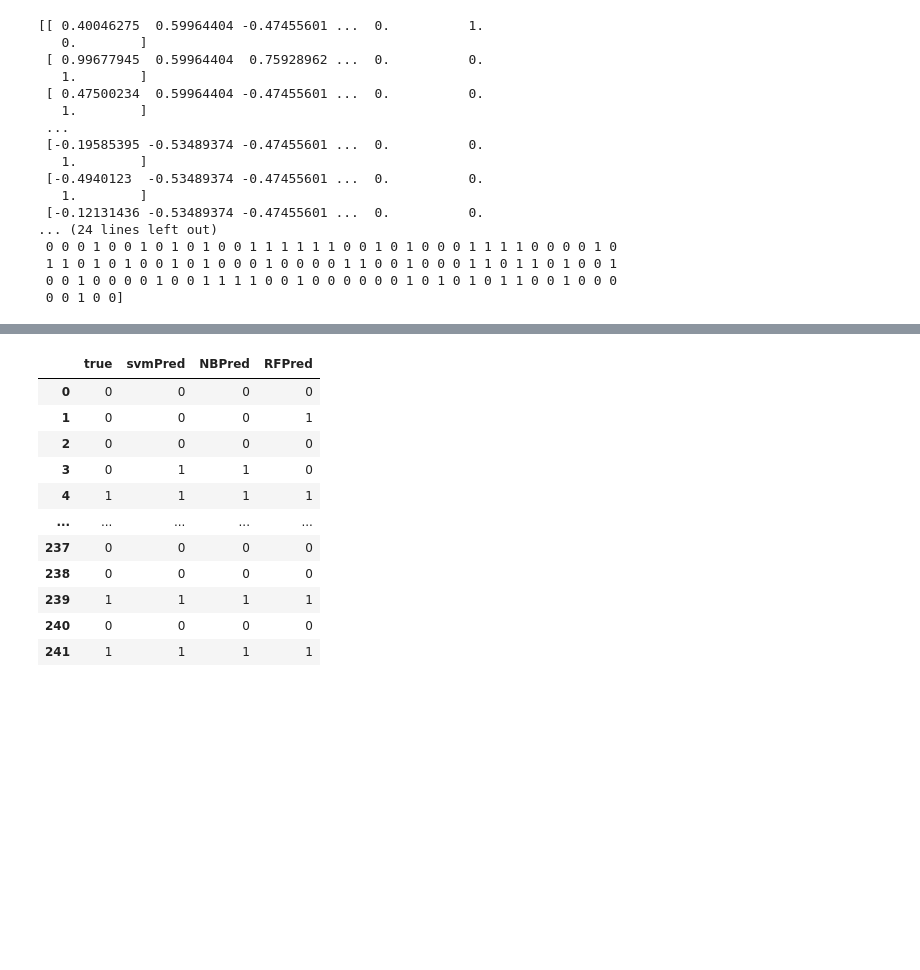
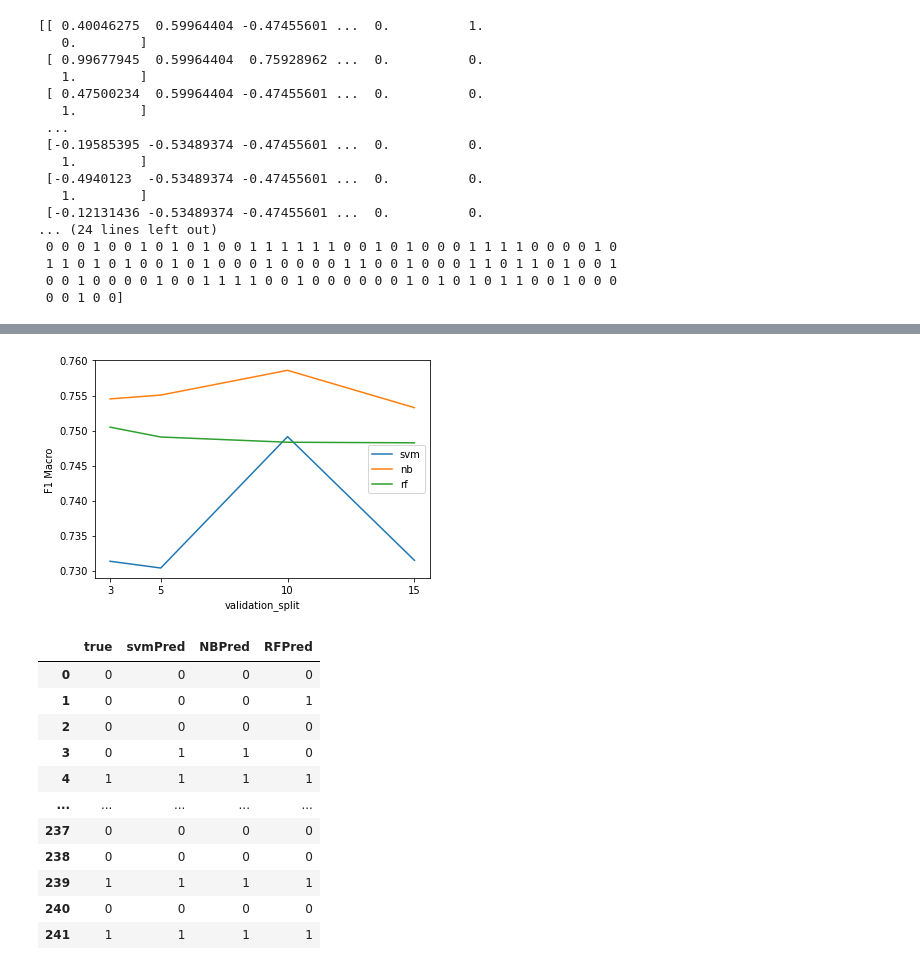
Before and after one commit to sy-app/mmsl-20220127, a Jupyter notebook: workspace/src/hw/kc.ipynb, the cells around one changed output, grey strips where cells are left out. Saved outputs shown, nothing was run; the diff lists cells and outputs as text; code cells hidden in the pictures; blank space fills up the shorter version.

Commit message:
feat: cross validationをvalidation_splitを変えて実行

```diff
--- a/workspace/src/hw/kc.ipynb
+++ b/workspace/src/hw/kc.ipynb
@@ -173,0 +174,27 @@ RF F1 Macro: 74.80% (3.13%)
+# %%
+cvs = [3, 5, 10, 15]
+scores_set = {}
+scores_set['svm'] = {}
+scores_set['nb'] = {}
+scores_set['rf'] = {}
+for cv in cvs:
+    #SVM
+    scores = cross_val_score(svmCLF, X_train,Y_train, scoring="f1_macro", cv=cv)
+    print("SVM Score")
+    print(scores)
+    print("SVM F1 Macro: %.2f%% (%.2f%%)" % (scores.mean()*100, scores.std()*100))
+    scores_set['svm'][cv] = scores
+
+    #Naive Bayes
+    scores = cross_val_score(NBCLF, X_train,Y_train, scoring="f1_macro", cv=cv)
+    print("NB Score")
+    print(scores)
+    print("NB F1 Macro: %.2f%% (%.2f%%)" % (scores.mean()*100, scores.std()*100))
+    scores_set['nb'][cv] = scores
+
+    #Random Forest
+    scores = cross_val_score(RFCLF,X_train,Y_train, scoring="f1_macro", cv=cv)
+    print("RF Score")
+    print(scores)
+    print("RF F1 Macro: %.2f%% (%.2f%%)" % (scores.mean()*100, scores.std()*100))
+    scores_set['rf'][cv] = scores
@@ -174,3 +239,21 @@ RF F1 Macro: 74.80% (3.13%)
+# %%
+import matplotlib.pyplot as plt
+
+fig = plt.figure()
+plt.xlabel('validation_split')
+plt.ylabel('F1 Macro')
+x = list(scores_set['svm'].keys())
+for model_name, results in scores_set.items():
+    y = [scores.mean() for cv, scores in results.items()]
+    plt.plot(x, y, label=model_name)
+
+plt.legend()
+plt.xticks(x)
+plt.show()
+file_path = 'cv.png'
+fig.savefig(file_path)
+# %% [output]
+[figure, added]
 # %%
 #SVM
 svmCLF= SVC(C=10,kernel="linear")
```
Also changed, not shown: parts of 3 cells of this notebook, 2 other files.
